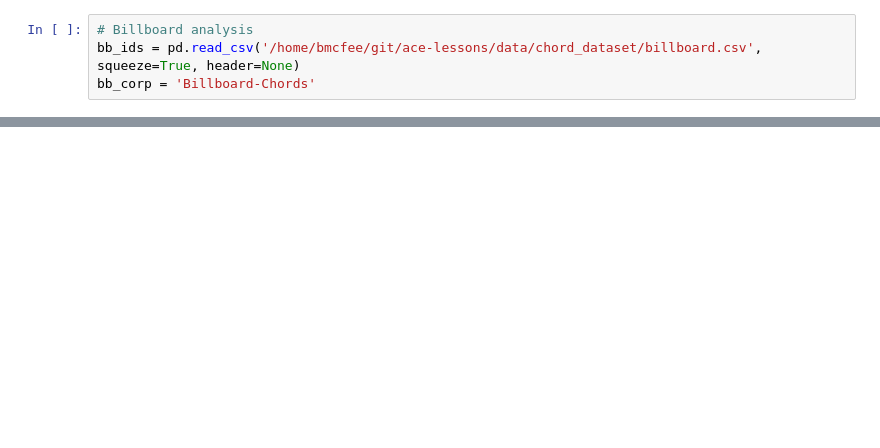
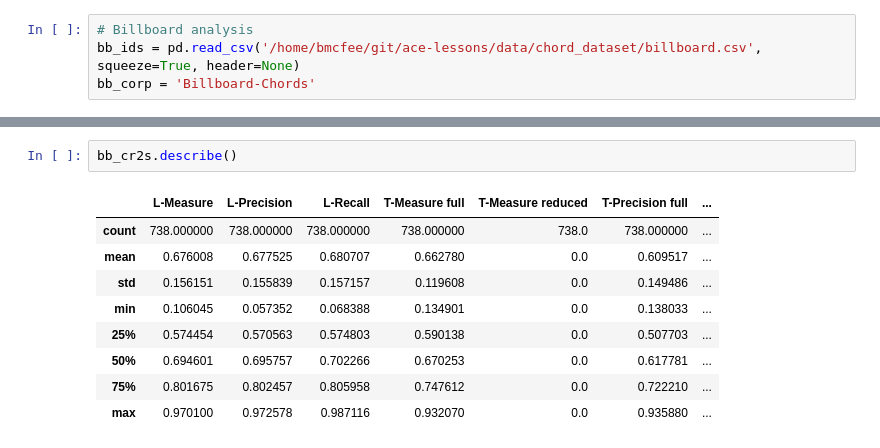
Before and after one commit to bmcfee/ismir2017_chords, a Jupyter notebook: notebooks/06b - Corpus analysis + L-measure.ipynb, the cells around one changed output, grey strips where cells are left out. Saved outputs shown, nothing was run; the diff lists cells and outputs as text; blank space fills up the shorter version.

```diff
--- a/notebooks/06b - Corpus analysis + L-measure.ipynb
+++ b/notebooks/06b - Corpus analysis + L-measure.ipynb
@@ -225,0 +227,12 @@ bb_cr2si.to_json('/home/bmcfee/git/ismir2017_chords/data/bb_cr2si_hier.json')
+# %%
+bb_cr2s.describe()
+# %% [output]
+|  | L-Measure | L-Precision | L-Recall | T-Measure full | T-Measure reduced | T-Precision full | ... |
+| count | 738.000000 | 738.000000 | 738.000000 | 738.000000 | 738.0 | 738.000000 | ... |
+| mean | 0.676008 | 0.677525 | 0.680707 | 0.662780 | 0.0 | 0.609517 | ... |
+| std | 0.156151 | 0.155839 | 0.157157 | 0.119608 | 0.0 | 0.149486 | ... |
+| min | 0.106045 | 0.057352 | 0.068388 | 0.134901 | 0.0 | 0.138033 | ... |
+| 25% | 0.574454 | 0.570563 | 0.574803 | 0.590138 | 0.0 | 0.507703 | ... |
+| 50% | 0.694601 | 0.695757 | 0.702266 | 0.670253 | 0.0 | 0.617781 | ... |
+| 75% | 0.801675 | 0.802457 | 0.805958 | 0.747612 | 0.0 | 0.722210 | ... |
+| max | 0.970100 | 0.972578 | 0.987116 | 0.932070 | 0.0 | 0.935880 | ... |
```
Also changed, not shown: parts of 22 cells of this notebook, 6 other files.
